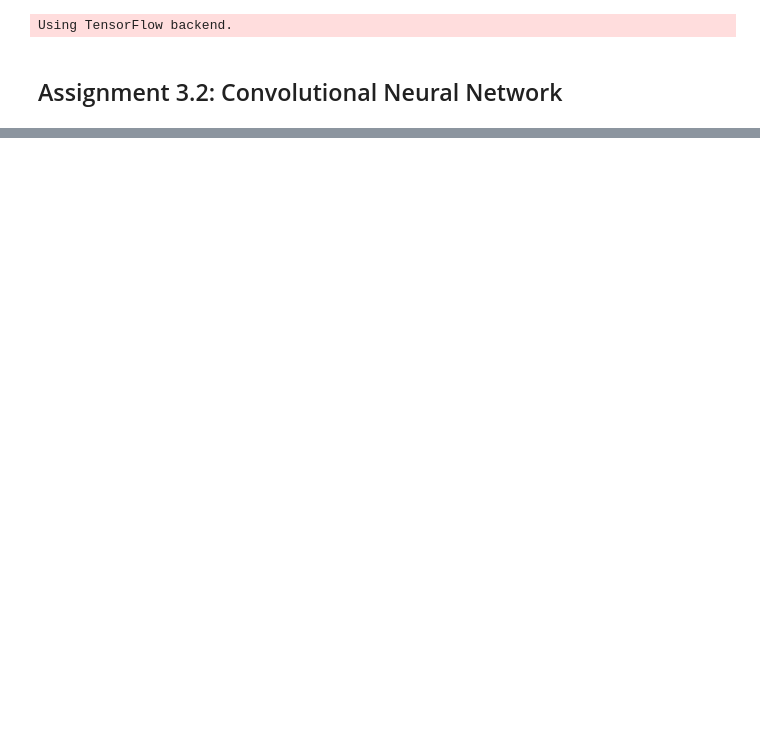
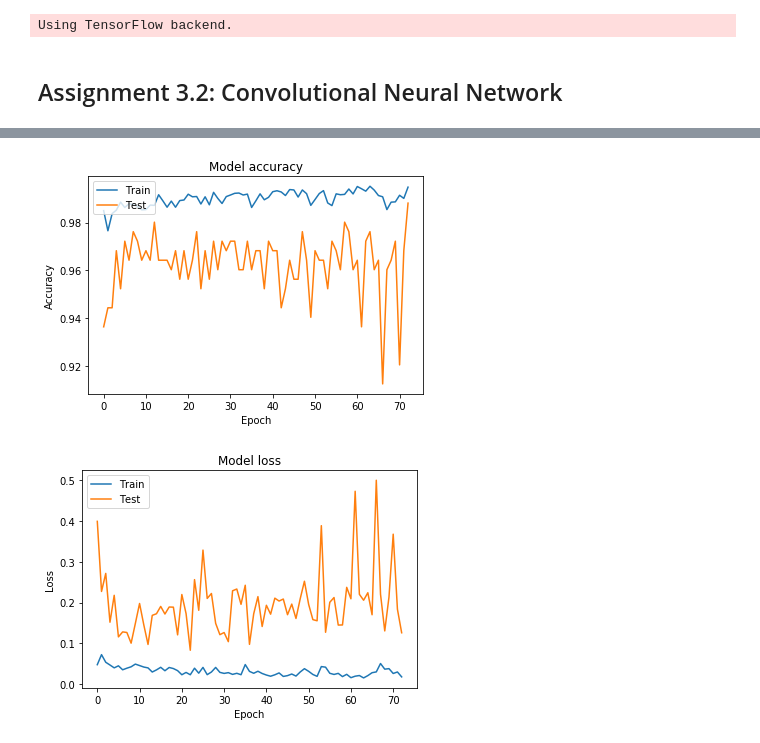
Before and after one commit to finfando/traffic-sign-detection, a Jupyter notebook: assignment_3_4/02a_train_classification.ipynb, the cells around one changed output, grey strips where cells are left out. Saved outputs shown, nothing was run; the diff lists cells and outputs as text; code cells hidden in the pictures; blank space fills up the shorter version.

```diff
--- a/assignment_3_4/02a_train_classification.ipynb
+++ b/assignment_3_4/02a_train_classification.ipynb
@@ -266,18 +378,21 @@ Saved model to disk
 # %%
-# # Plot training & validation accuracy values
-# plt.plot(data.history['acc'])
-# plt.plot(data.history['val_acc'])
-# plt.title('Model accuracy')
-# plt.ylabel('Accuracy')
-# plt.xlabel('Epoch')
-# plt.legend(['Train', 'Test'], loc='upper left')
-# plt.show()
+# Plot training & validation accuracy values
+plt.plot(data.history['acc'])
+plt.plot(data.history['val_acc'])
+plt.title('Model accuracy')
+plt.ylabel('Accuracy')
+plt.xlabel('Epoch')
+plt.legend(['Train', 'Test'], loc='upper left')
+plt.show()
 
-# # Plot training & validation loss values
-# plt.plot(data.history['loss'])
-# plt.plot(data.history['val_loss'])
-# plt.title('Model loss')
-# plt.ylabel('Loss')
-# plt.xlabel('Epoch')
-# plt.legend(['Train', 'Test'], loc='upper left')
-# plt.show()
+# Plot training & validation loss values
+plt.plot(data.history['loss'])
+plt.plot(data.history['val_loss'])
+plt.title('Model loss')
+plt.ylabel('Loss')
+plt.xlabel('Epoch')
+plt.legend(['Train', 'Test'], loc='upper left')
+plt.show()
+# %% [output]
+[figure, added]
+[figure, added]
```
Also changed, not shown: parts of 11 cells of this notebook, 3 other files.
